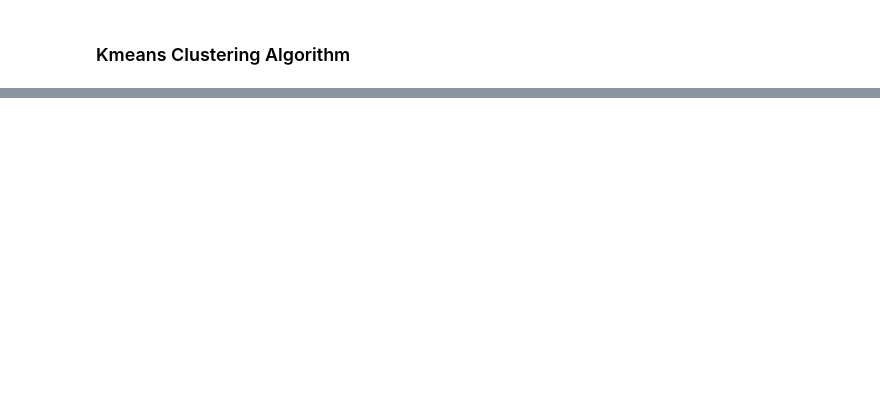
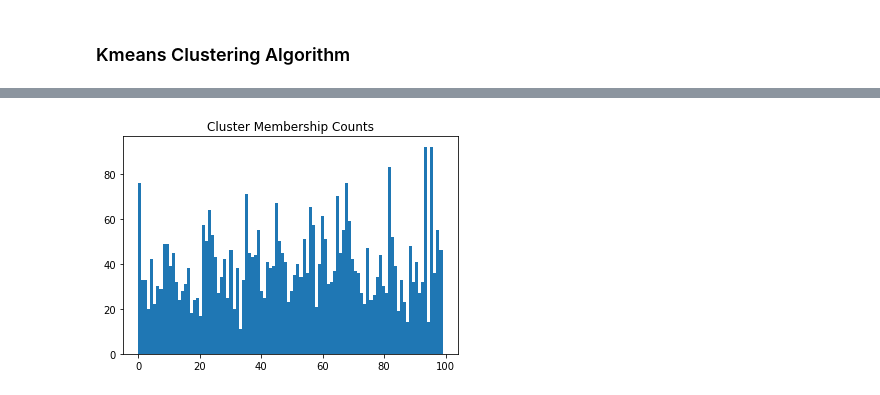
Before and after one commit to RuchaTare/ML-portfolio, a Jupyter notebook: ML_Portfolio.ipynb, the cells around one changed output, grey strips where cells are left out. Cells and saved outputs as stored; diff of their text form; code cells hidden in the pictures; blank space fills up the shorter version.

```diff
--- a/ML_Portfolio.ipynb
+++ b/ML_Portfolio.ipynb
@@ -467,8 +540,9 @@ for i in range(16):
 # %%
 y_pred = kmeans.predict(X_val)
 # %%
-plt.hist(list(y_pred), bins=total_clusters)
-plt.title('cluster membership counts');
+fig = plot_histogram(list(y_pred), bins=total_clusters, title="Cluster Membership Counts")
+# %% [output]
+[figure, added]
 # %%
 counts = Counter(list(y_pred))
 counts.most_common()[0]
```
Also changed, not shown: parts of 63 cells of this notebook.
